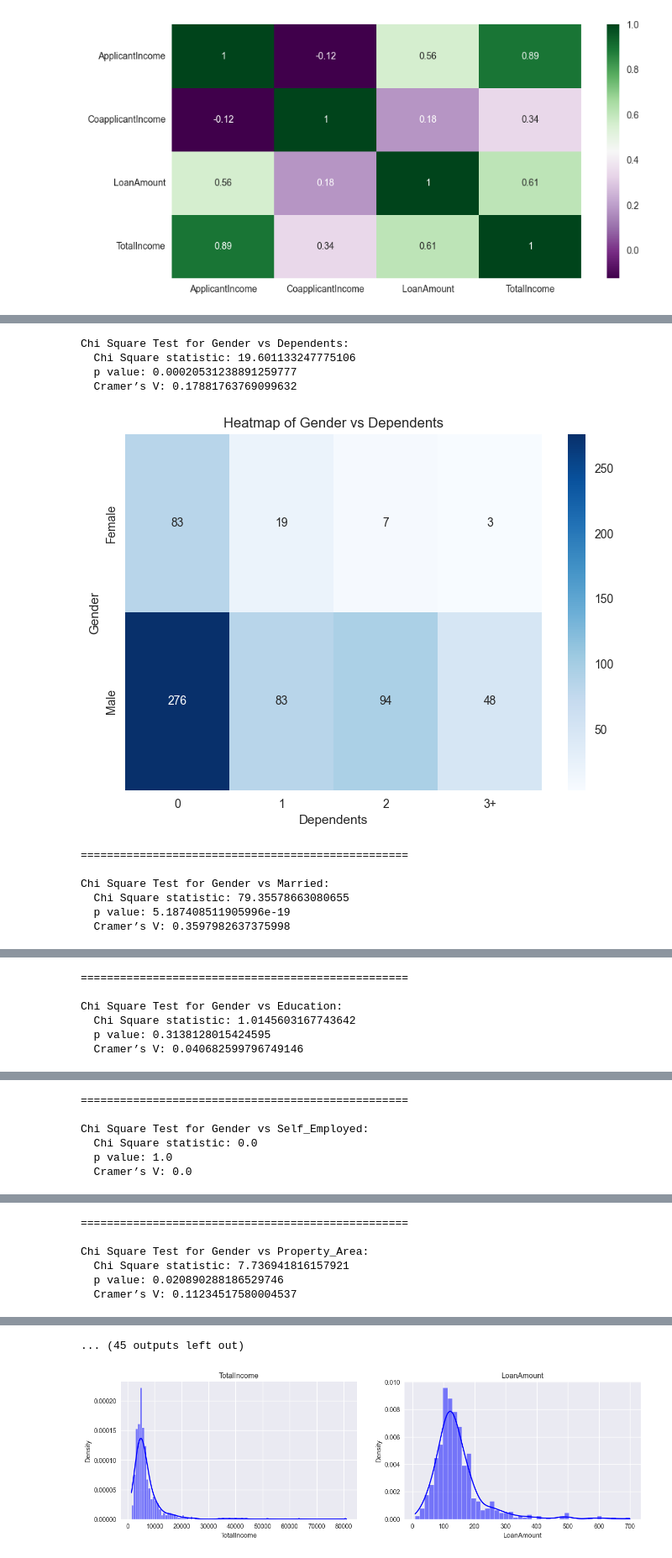
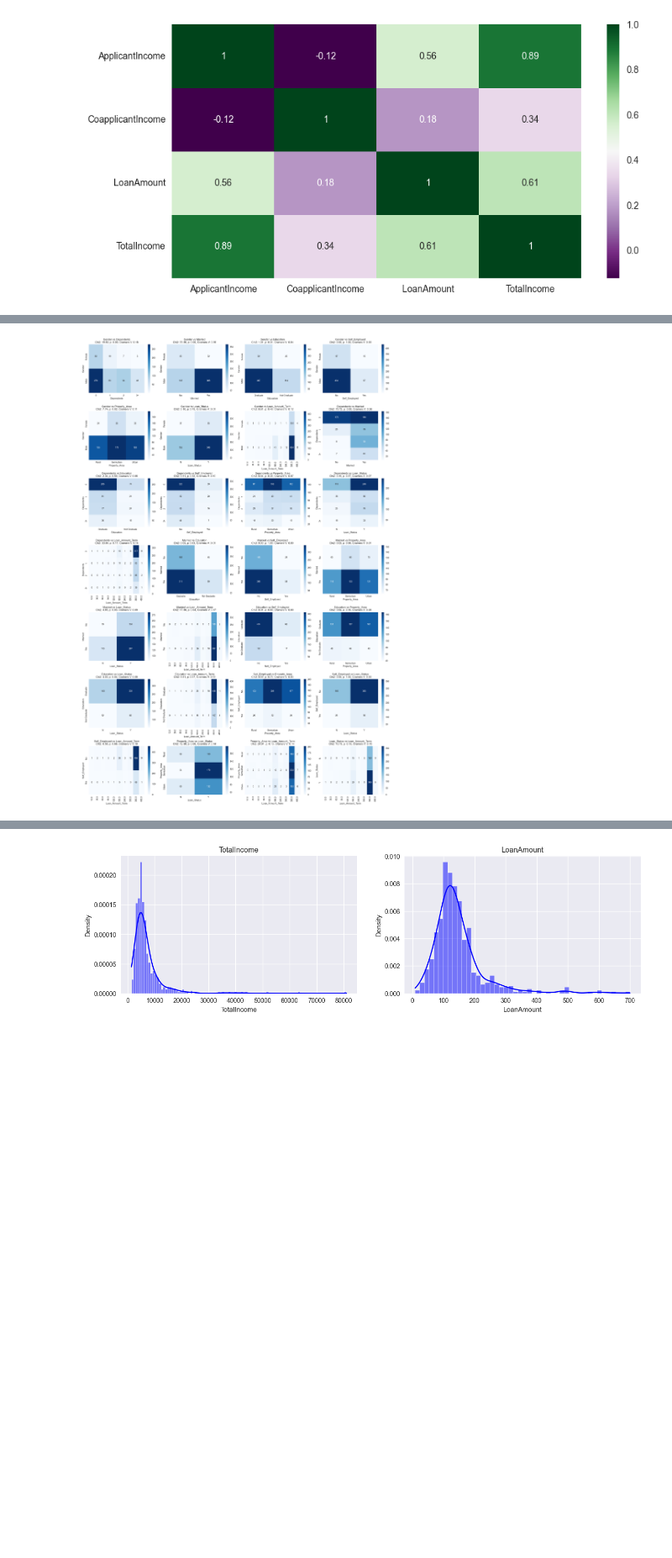
Before and after one commit to ChineloKOA/Loan-Approval-Prediction, a Jupyter notebook: experiment/loan-approval-prediction.ipynb, the cells around one changed output, grey strips where cells are left out. Shown at 84% size. Cells and saved outputs as stored; diff of their text form; code cells hidden in the pictures; blank space fills up the shorter version.

```diff
--- a/experiment/loan-approval-prediction.ipynb
+++ b/experiment/loan-approval-prediction.ipynb
@@ -310,53 +310,57 @@ f_pairs = [
     ('Gender', 'Property_Area'),
     ('Gender', 'Loan_Status'),
     ('Gender', 'Loan_Amount_Term'),
     ('Dependents', 'Married'),
     ('Dependents', 'Education'),
     ('Dependents', 'Self_Employed'),
     ('Dependents', 'Property_Area'),
     ('Dependents', 'Loan_Status'),
     ('Dependents', 'Loan_Amount_Term'),
     ('Married', 'Education'),
     ('Married', 'Self_Employed'),
     ('Married', 'Property_Area'),
     ('Married', 'Loan_Status'),
     ('Married', 'Loan_Amount_Term'),
     ('Education', 'Self_Employed'),
     ('Education', 'Property_Area'),
     ('Education', 'Loan_Status'),
     ('Education', 'Loan_Amount_Term'),
     ('Self_Employed', 'Property_Area'),
     ('Self_Employed', 'Loan_Status'),
     ('Self_Employed', 'Loan_Amount_Term'),
     ('Property_Area', 'Loan_Status'),
     ('Property_Area', 'Loan_Amount_Term'),
     ('Loan_Status', 'Loan_Amount_Term')
 ]
 
-# Perform Chi-Square tests for all pairs and print the results
-for f_1, f_2 in f_pairs:
-    contingency = pd.crosstab(loan_no_missing_data_df[f_1], loan_no_missing_data_df[f_2])
-    chi2, p, cramers_v = chi_square_and_cramers_v(contingency)
+# Total number of heatmaps
+total_pairs = len(f_pairs)
 
-    print(f"Chi Square Test for {f_1} vs {f_2}:")
-    print(f"  Chi Square statistic: {chi2}")
-    print(f"  p value: {p}")
-    print(f"  Cramer’s V: {cramers_v}")
+# Calculate the number of subplots required
+num_plots_per_grid = 28  # 4 rows and 7 columns grid
+num_grids = (total_pairs // num_plots_per_grid) + (total_pairs % num_plots_per_grid > 0)
 
-    # Visualize the contingency table with a heatmap
-    sns.heatmap(contingency, annot=True, cmap='Blues', fmt='d')
-    plt.title(f'Heatmap of {f_1} vs {f_2}')
+# Iterate over the number of grids and plot heatmaps in each grid
+for grid_num in range(num_grids):
+    # Create subplots: 7 columns and 4 rows
+    fig, axes = plt.subplots(7, 4, figsize=(20, 30))
+    axes = axes.flatten()  # Flatten to easily iterate over them
+
+    # Get the start and end indices for the current grid's feature pairs
+    start_idx = grid_num * num_plots_per_grid
+    end_idx = min((grid_num + 1) * num_plots_per_grid, total_pairs)
+
+    # Loop through the current grid's feature pairs and plot heatmaps
+    for i, (f_1, f_2) in enumerate(f_pairs[start_idx:end_idx]):
+        contingency = pd.crosstab(loan_no_missing_data_df[f_1], loan_no_missing_data_df[f_2])
+        chi2, p, cramers_v = chi_square_and_cramers_v(contingency)
+
+        # Set up the heatmap in the corresponding subplot
+        sns.heatmap(contingency, annot=True, cmap='Blues', fmt='d', ax=axes[i])
+        axes[i].set_title(f'{f_1} vs {f_2}\nChi2: {chi2:.2f}, p: {p:.2f}, Cramers V: {cramers_v:.2f}')
+
+    # Adjust layout for better visibility
+    plt.tight_layout()
     plt.show()
-    print("\n" + "="*50 + "\n")
 # %% [output]
-Chi Square Test for Gender vs Dependents:
-  Chi Square statistic: 19.601133247775106
-  p value: 0.00020531238891259777
-  Cramer’s V: 0.17881763769099632
-[figure, old version]
+[figure, new version]
-==================================================
-
-Chi Square Test for Gender vs Married:
-  Chi Square statistic: 79.35578663080655
-  p value: 5.187408511905996e-19
-  Cramer’s V: 0.3597982637375998
@@ -364,6 +366,0 @@ Chi Square Test for Gender vs Married:
-==================================================
-
-Chi Square Test for Gender vs Education:
-  Chi Square statistic: 1.0145603167743642
-  p value: 0.3138128015424595
-  Cramer’s V: 0.040682599796749146
@@ -371,6 +366,0 @@ Chi Square Test for Gender vs Education:
-==================================================
-
-Chi Square Test for Gender vs Self_Employed:
-  Chi Square statistic: 0.0
-  p value: 1.0
-  Cramer’s V: 0.0
@@ -378,6 +366,0 @@ Chi Square Test for Gender vs Self_Employed:
-==================================================
-
-Chi Square Test for Gender vs Property_Area:
-  Chi Square statistic: 7.736941816157921
-  p value: 0.020890288186529746
-  Cramer’s V: 0.11234517580004537
@@ -392,4 +367,3 @@ Chi Square Test for Gender vs Loan_Status:
-... (45 outputs left out)
 # %%
 # histogram and density curve to show the distributions for both continuous coloumns(TotalIncome & LoanAmount)
 fig, axes = plt.subplots(1, 2, figsize=(15, 4))
```
Also changed, not shown: parts of 1 cell of this notebook.
